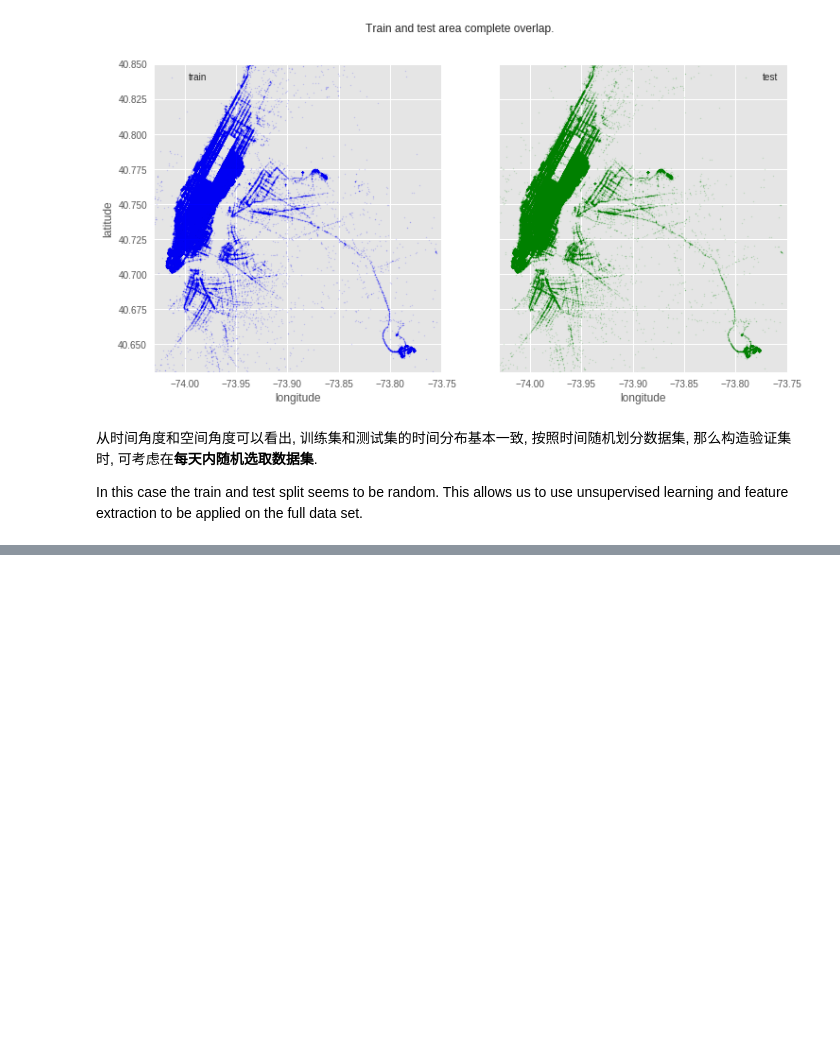
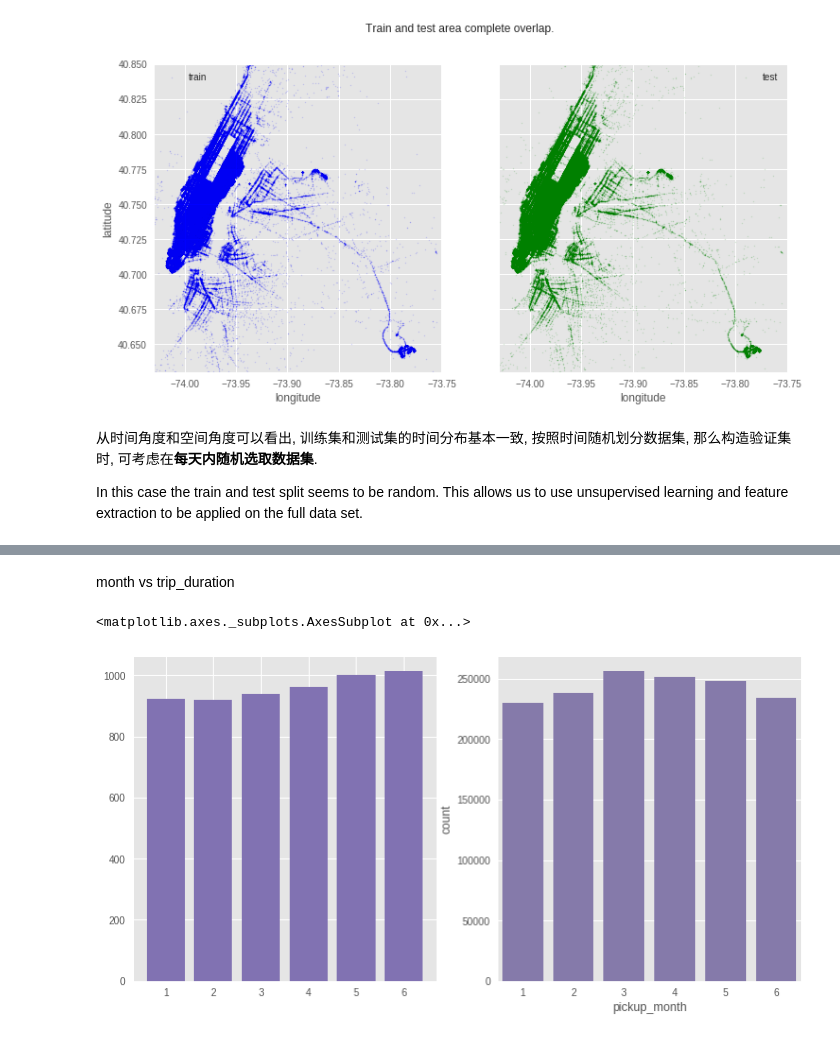
Before and after one commit to SunnyMarkLiu/Kaggle_NYC_Taxi_Trip_Duration, a Jupyter notebook: features/Simple Dataset Exploration.ipynb, the cells around one changed output, grey strips where cells are left out. Saved outputs shown, nothing was run; the diff lists cells and outputs as text; code cells hidden in the pictures; blank space fills up the shorter version.

```diff
--- a/features/Simple Dataset Exploration.ipynb
+++ b/features/Simple Dataset Exploration.ipynb
@@ -205,0 +247,12 @@ In this case the train and test split seems to be random. This allows us to use
+# %% [markdown]
+month vs trip_duration
+# %%
+month_trip_duration = df_train.groupby(['pickup_month'])['trip_duration'].mean().reset_index()
+# %%
+plt.subplot(121)
+plt.bar(month_trip_duration['pickup_month'], month_trip_duration['trip_duration'], color=color[3])
+plt.subplot(122)
+sns.countplot(df_train['pickup_month'], color=color[3])
+# %% [output]
+<matplotlib.axes._subplots.AxesSubplot at 0x...>
+[figure, added]
```
Also changed, not shown: parts of 17 cells of this notebook.
